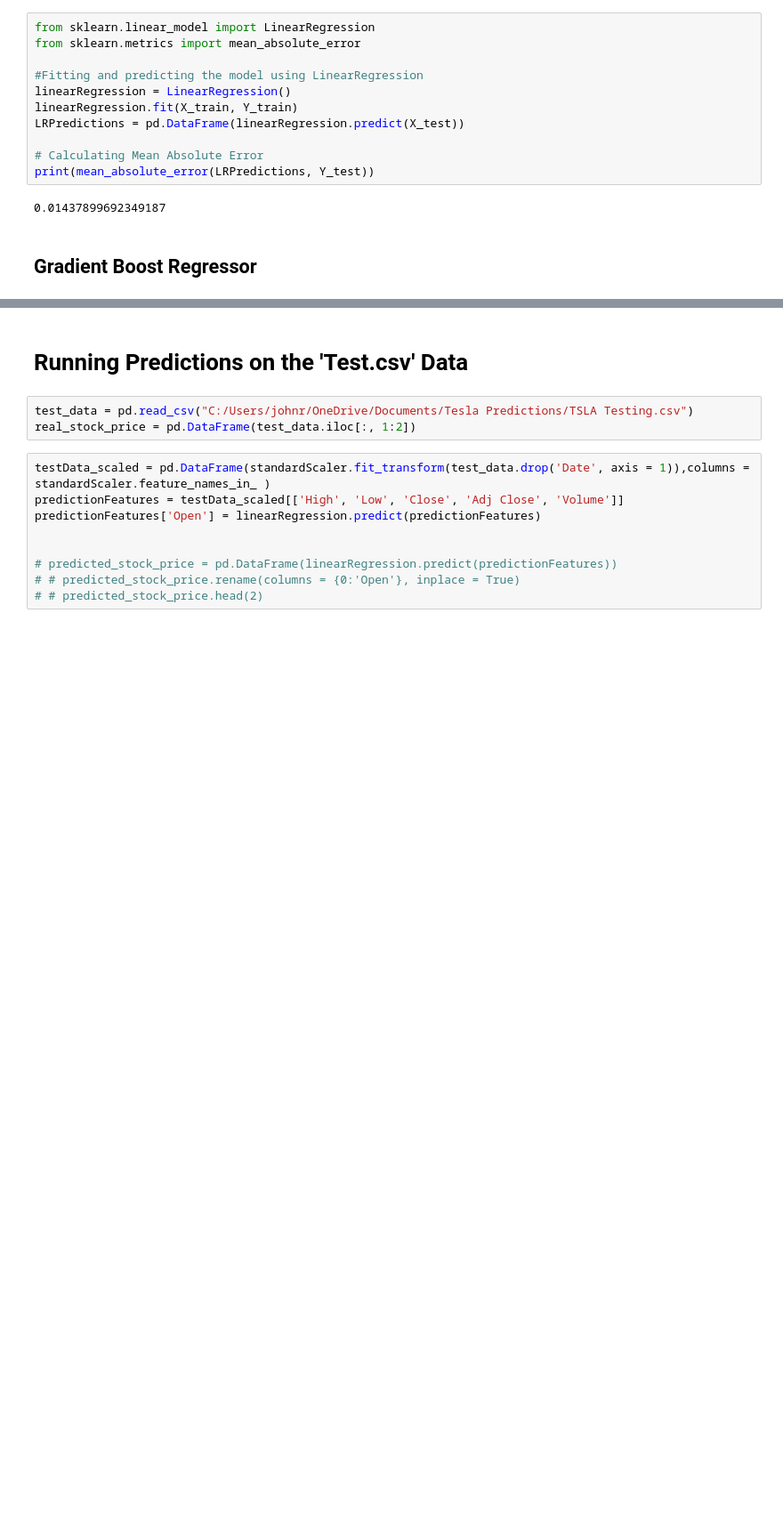
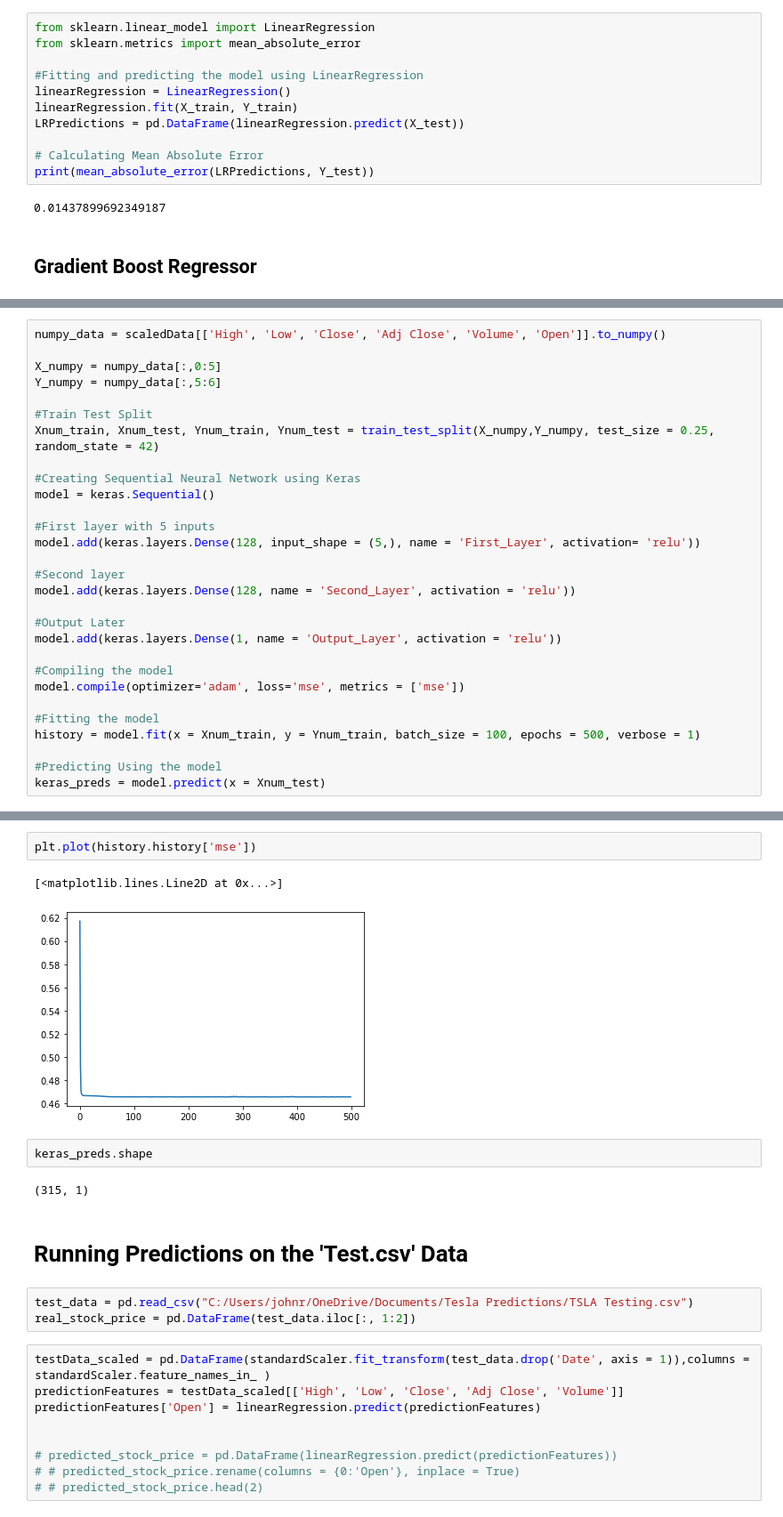
Before and after one commit to ronyreynolds/Tesla-StockPrediction, a Jupyter notebook: tesla-stock-price-prediction.ipynb, the cells around one changed output, grey strips where cells are left out. Shown: that part at 89% size. Saved outputs shown, nothing was run; the diff lists cells and outputs as text; blank space fills up the shorter version.

Commit message:
Added ANN
Neural Network test was done and added on the Tesla Prediction

```diff
--- a/tesla-stock-price-prediction.ipynb
+++ b/tesla-stock-price-prediction.ipynb
@@ -84,0 +99,29 @@ print(mean_absolute_error(GBRPreds, Y_test))
+# %%
+numpy_data = scaledData[['High', 'Low', 'Close', 'Adj Close', 'Volume', 'Open']].to_numpy()
+
+X_numpy = numpy_data[:,0:5]
+Y_numpy = numpy_data[:,5:6]
+
+#Train Test Split
+Xnum_train, Xnum_test, Ynum_train, Ynum_test = train_test_split(X_numpy,Y_numpy, test_size = 0.25, random_state = 42)
+
+#Creating Sequential Neural Network using Keras
+model = keras.Sequential()
+
+#First layer with 5 inputs
+model.add(keras.layers.Dense(128, input_shape = (5,), name = 'First_Layer', activation= 'relu'))
+
+#Second layer
+model.add(keras.layers.Dense(128, name = 'Second_Layer', activation = 'relu'))
+
+#Output Later
+model.add(keras.layers.Dense(1, name = 'Output_Layer', activation = 'relu'))
+
+#Compiling the model
+model.compile(optimizer='adam', loss='mse', metrics = ['mse'])
+
+#Fitting the model
+history = model.fit(x = Xnum_train, y = Ynum_train, batch_size = 100, epochs = 500, verbose = 1)
+
+#Predicting Using the model
+keras_preds = model.predict(x = Xnum_test)
@@ -85,3 +150,12 @@ print(mean_absolute_error(GBRPreds, Y_test))
+# %%
+plt.plot(history.history['mse'])
+# %% [output]
+[<matplotlib.lines.Line2D at 0x...>]
+[figure, added]
+# %%
+keras_preds.shape
+# %% [output]
+(315, 1)
 # %% [markdown]
 # Running Predictions on the 'Test.csv' Data
 # %%
```
Also changed, not shown: parts of 9 cells of this notebook.
